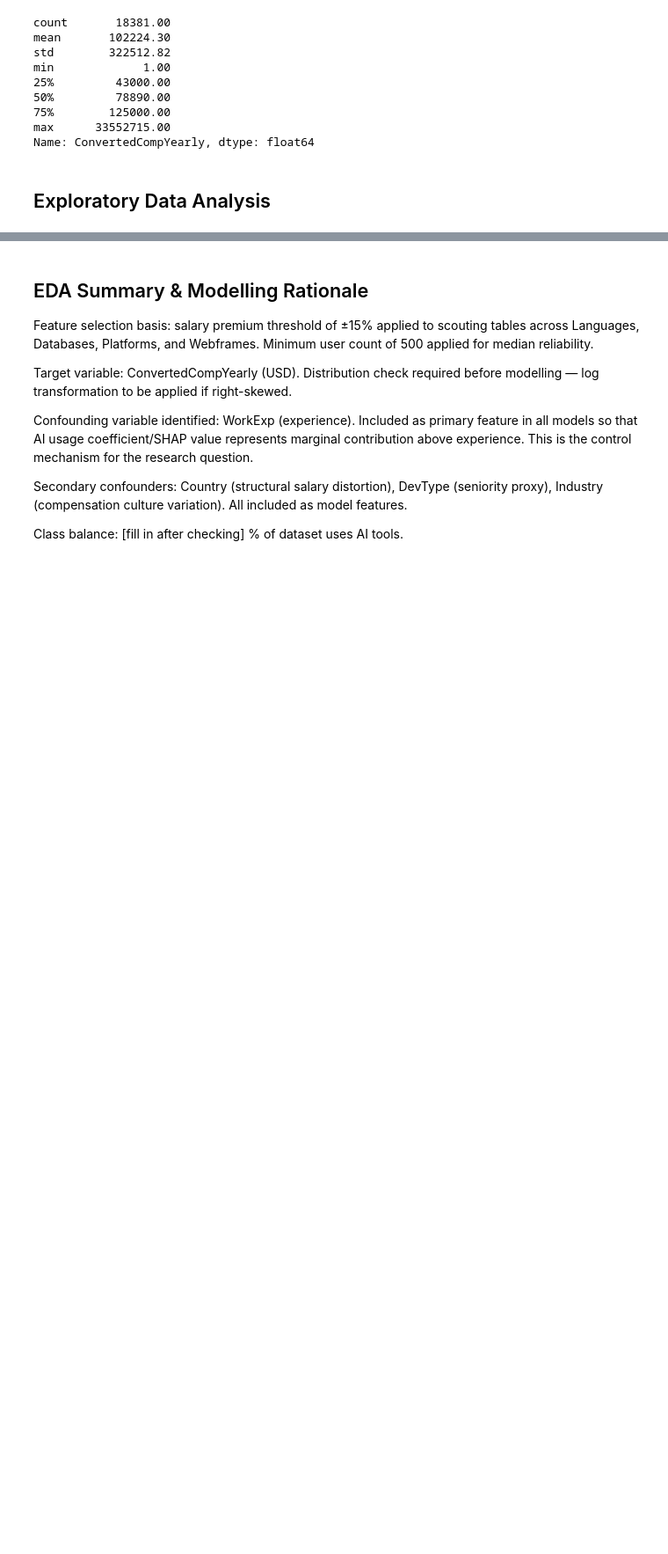
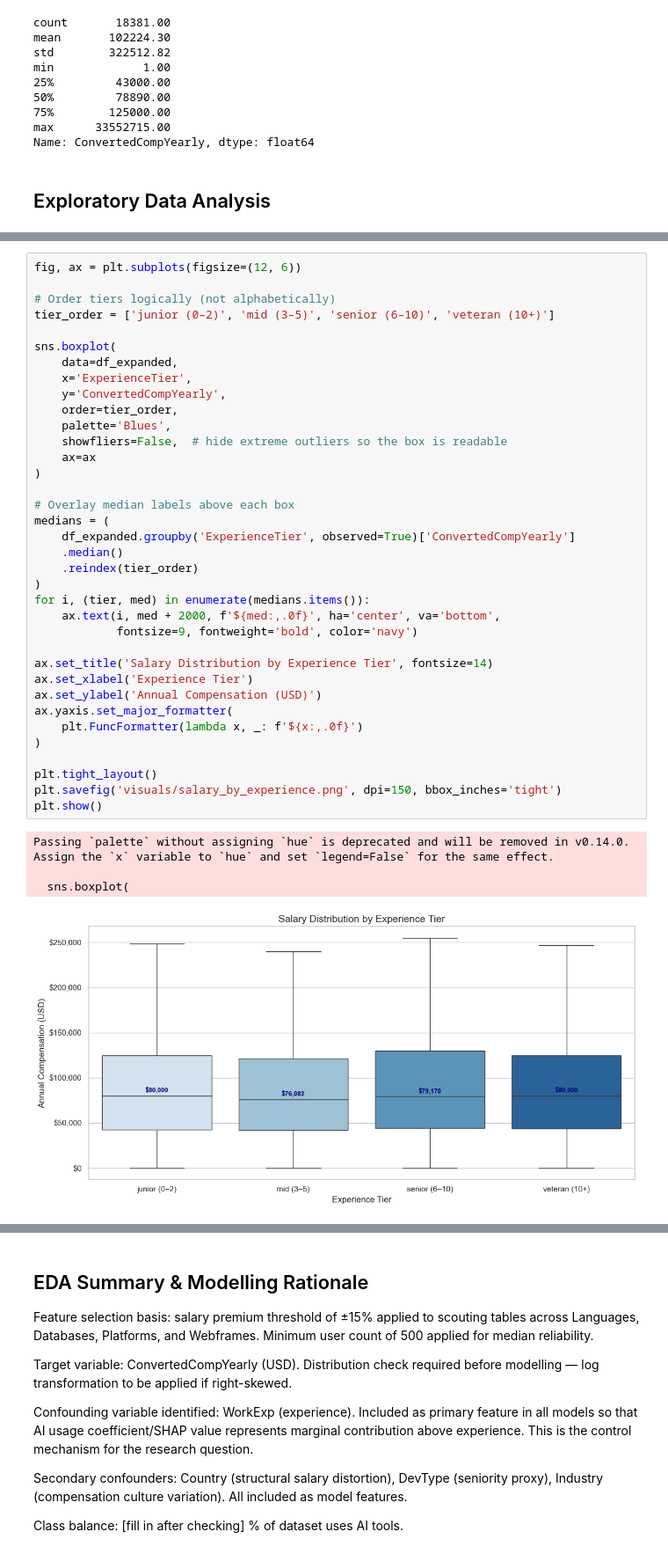
Before and after one commit to Tessa-Saumu/stack_overflow, a Jupyter notebook: eda_notebook.ipynb, the cells around one changed output, grey strips where cells are left out. Shown at 88% size. Saved outputs shown, nothing was run; the diff lists cells and outputs as text; blank space fills up the shorter version.

```diff
--- a/eda_notebook.ipynb
+++ b/eda_notebook.ipynb
@@ -668,0 +750,41 @@ Category: Web Frameworks
+# %%
+fig, ax = plt.subplots(figsize=(12, 6))
+
+# Order tiers logically (not alphabetically)
+tier_order = ['junior (0–2)', 'mid (3–5)', 'senior (6–10)', 'veteran (10+)']
+
+sns.boxplot(
+    data=df_expanded,
+    x='ExperienceTier',
+    y='ConvertedCompYearly',
+    order=tier_order,
+    palette='Blues',
+    showfliers=False,  # hide extreme outliers so the box is readable
+    ax=ax
+)
+
+# Overlay median labels above each box
+medians = (
+    df_expanded.groupby('ExperienceTier', observed=True)['ConvertedCompYearly']
+    .median()
+    .reindex(tier_order)
+)
+for i, (tier, med) in enumerate(medians.items()):
+    ax.text(i, med + 2000, f'${med:,.0f}', ha='center', va='bottom',
+            fontsize=9, fontweight='bold', color='navy')
+
+ax.set_title('Salary Distribution by Experience Tier', fontsize=14)
+ax.set_xlabel('Experience Tier')
+ax.set_ylabel('Annual Compensation (USD)')
+ax.yaxis.set_major_formatter(
+    plt.FuncFormatter(lambda x, _: f'${x:,.0f}')
+)
+
+plt.tight_layout()
+plt.savefig('visuals/salary_by_experience.png', dpi=150, bbox_inches='tight')
+plt.show()
+# %% [output]
+Passing `palette` without assigning `hue` is deprecated and will be removed in v0.14.0. Assign the `x` variable to `hue` and set `legend=False` for the same effect.
+
+  sns.boxplot(
+[figure, added]
```
Also changed, not shown: parts of 30 cells of this notebook, 10 other files.
